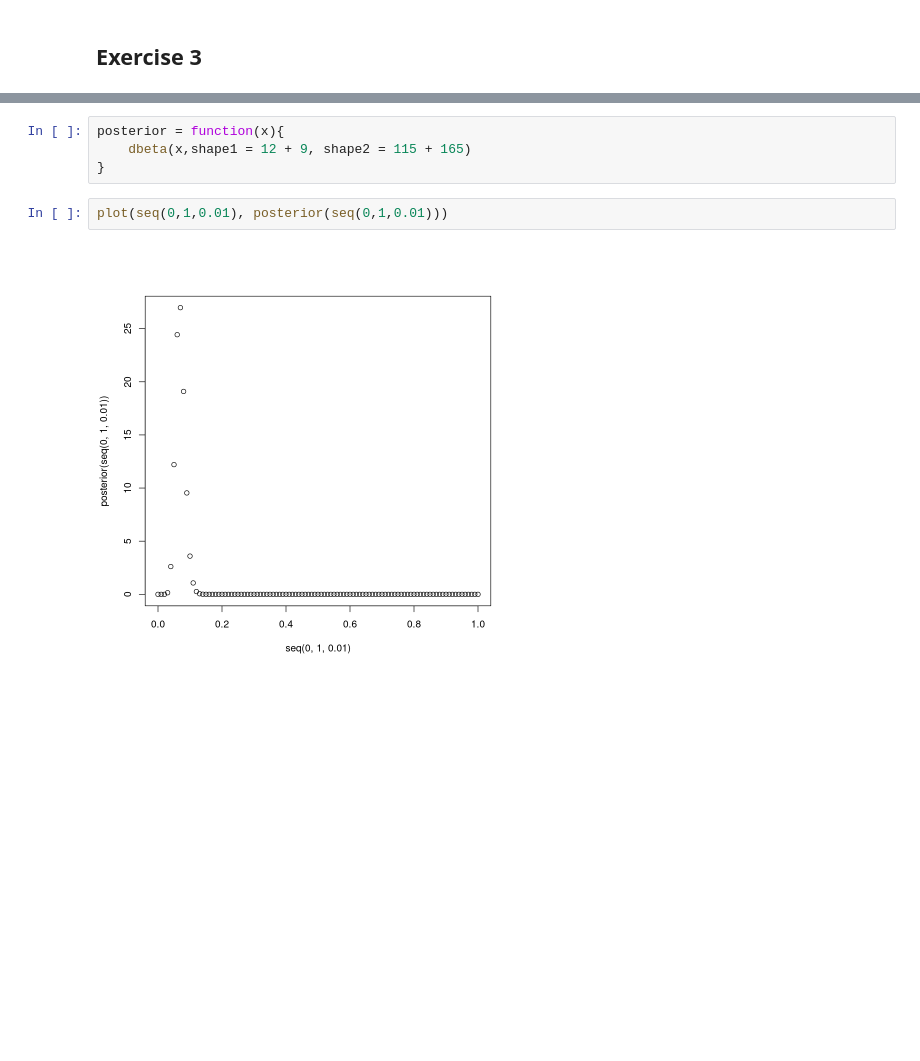
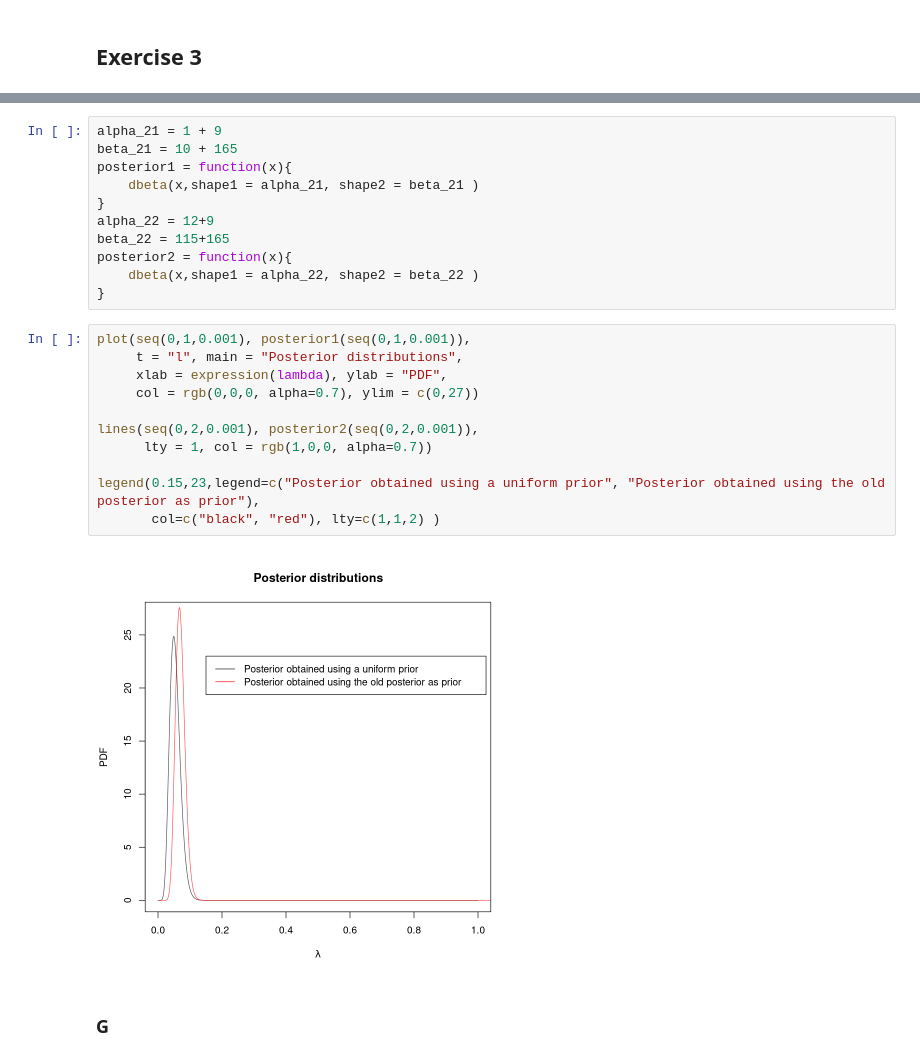
Before and after one commit to Confizolo/PoDProjects, a Jupyter notebook: ASfPA/Ex07/ConfortoFilippo_Rlabsession7.ipynb, the cells around one changed output, grey strips where cells are left out. Drawn from its saved outputs; the diff is of its cells as text; blank space fills up the shorter version.

```diff
--- a/ASfPA/Ex07/ConfortoFilippo_Rlabsession7.ipynb
+++ b/ASfPA/Ex07/ConfortoFilippo_Rlabsession7.ipynb
@@ -195,9 +284,27 @@ Estimator 0.0545454545454545
 # %%
-posterior = function(x){
-    dbeta(x,shape1 = 12 + 9, shape2 = 115 + 165)
+alpha_21 = 1 + 9
+beta_21 = 10 + 165
+posterior1 = function(x){
+    dbeta(x,shape1 = alpha_21, shape2 = beta_21 )
 }
+alpha_22 = 12+9
+beta_22 = 115+165
+posterior2 = function(x){
+    dbeta(x,shape1 = alpha_22, shape2 = beta_22 )
+}
 # %%
-plot(seq(0,1,0.01), posterior(seq(0,1,0.01)))
+plot(seq(0,1,0.001), posterior1(seq(0,1,0.001)),
+     t = "l", main = "Posterior distributions",
+     xlab = expression(lambda), ylab = "PDF",
+     col = rgb(0,0,0, alpha=0.7), ylim = c(0,27))
+
+lines(seq(0,2,0.001), posterior2(seq(0,2,0.001)),
+      lty = 1, col = rgb(1,0,0, alpha=0.7))
+
+legend(0.15,23,legend=c("Posterior obtained using a uniform prior", "Posterior obtained using the old posterior as prior"),
+       col=c("black", "red"), lty=c(1,1,2) )
 # %% [output]
-[figure, old version]
+[figure, new version]
+# %% [markdown]
+### G
 # %%
```
Also changed, not shown: parts of 69 cells of this notebook, 1 other file.
